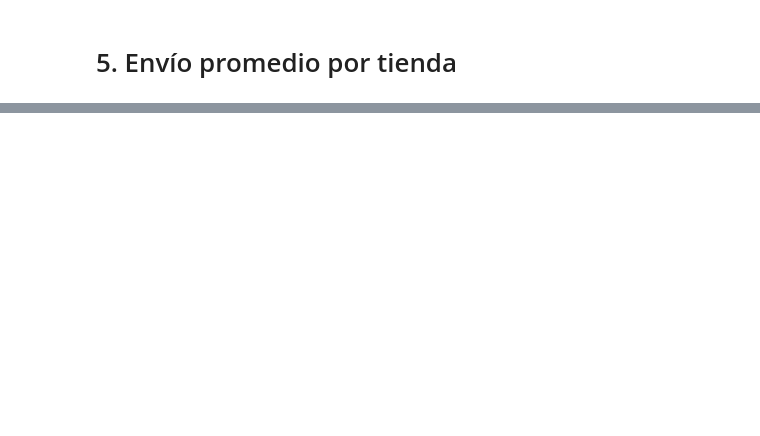
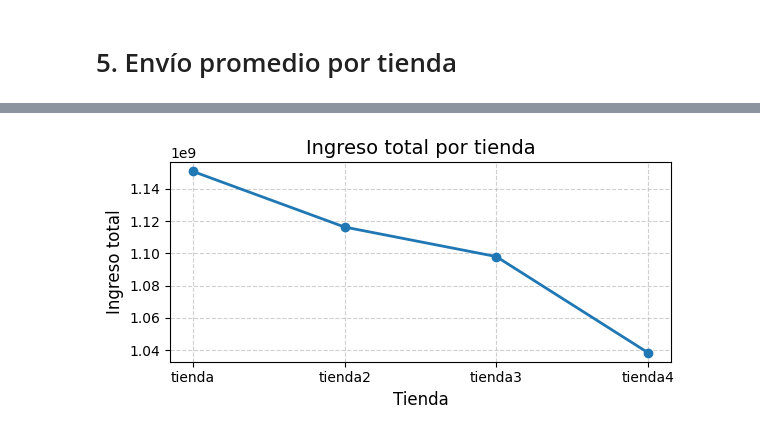
Before and after one commit to Alvaro217-h/challege1_alura, a Jupyter notebook: AluraStoreLatam.ipynb, the cells around one changed output, grey strips where cells are left out. Drawn from its saved outputs; the diff is of its cells as text; code cells hidden in the pictures; blank space fills up the shorter version.

```diff
--- a/AluraStoreLatam.ipynb
+++ b/AluraStoreLatam.ipynb
@@ -49,0 +248,16 @@ dtype: int64
+# %%
+# Crear el gráfico de líneas
+plt.figure(figsize=(6, 3))
+plt.plot(ingreso_total['Tienda'], ingreso_total['Precio'], marker='o', linestyle='-', linewidth=2)
+
+# Personalizar el gráfico
+plt.title('Ingreso total por tienda', fontsize=14)
+plt.xlabel('Tienda', fontsize=12)
+plt.ylabel('Ingreso total', fontsize=12)
+plt.grid(True, linestyle='--', alpha=0.6)
+plt.tight_layout()
+
+# Mostrar el gráfico
+plt.show()
+# %% [output]
+[figure, added]
```
Also changed, not shown: parts of 22 cells of this notebook.
